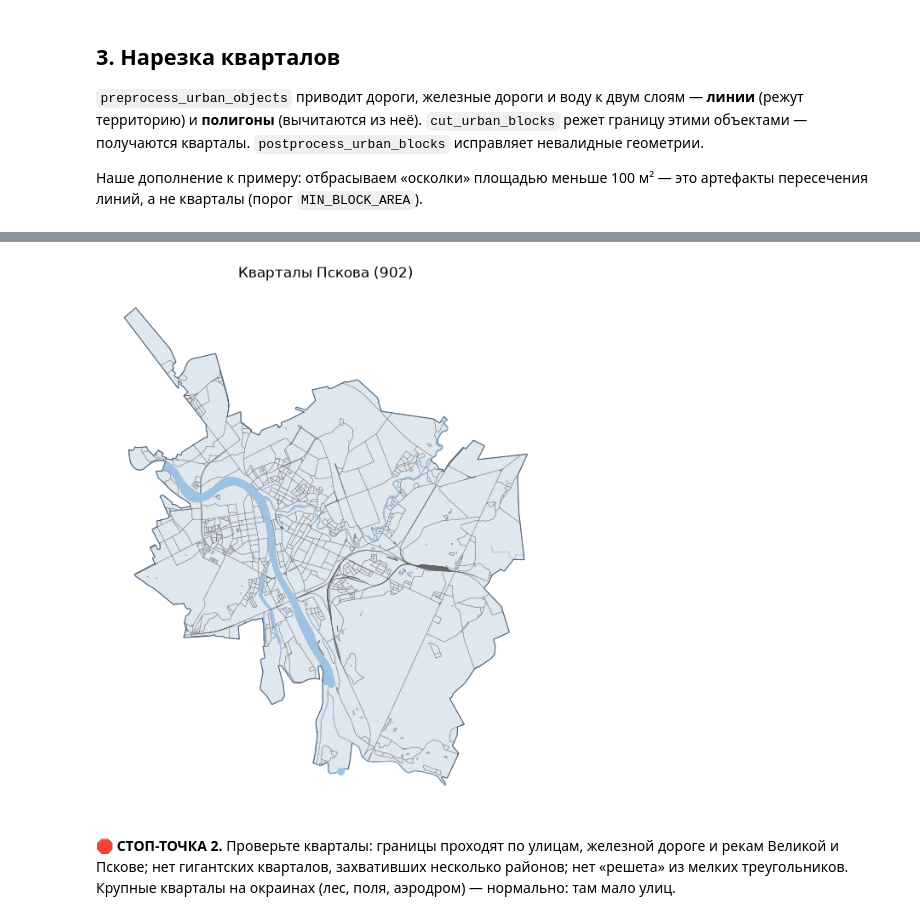
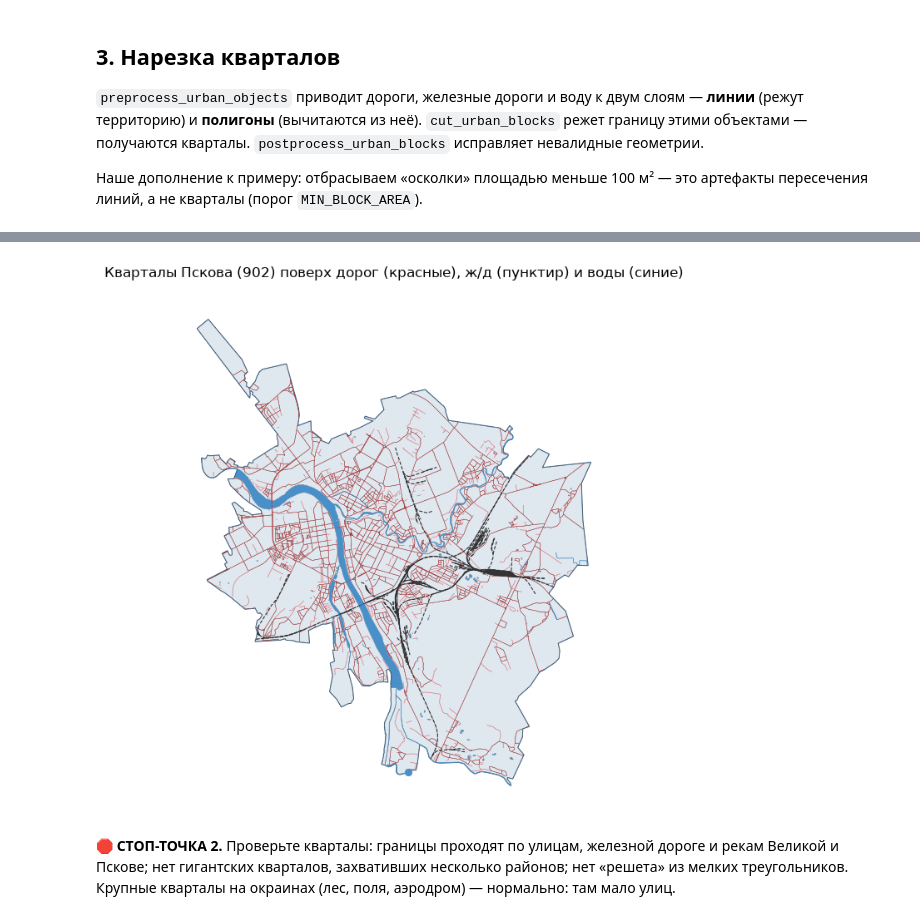
Before and after one commit to mfthesun/pskov-blocksnet, a Jupyter notebook: notebooks/pskov_blocksnet.ipynb, the cells around one changed output, grey strips where cells are left out. Cells and saved outputs as stored; diff of their text form; code cells hidden in the pictures.

Commit message:
План, запросы и перезапуск в ноутбуке; дата данных OSM; кварталы поверх дорог; выводы и группы Spacematrix на странице

```diff
--- a/notebooks/pskov_blocksnet.ipynb
+++ b/notebooks/pskov_blocksnet.ipynb
@@ -171,11 +194,13 @@ print(f"Площадь кварталов: {blocks.area.sum() / 1e4:,.1f} га;
 # %%
 fig, ax = plt.subplots(figsize=(8, 8))
 boundary.plot(ax=ax, color="none", edgecolor="#1f4e79", linewidth=1.2)
 blocks.plot(ax=ax, color="#dfe7ef", edgecolor="#555", linewidth=0.25)
-water.clip(boundary).plot(ax=ax, color="#9cc3e6", linewidth=0.6)
-ax.set_title(f"Кварталы Пскова ({len(blocks)})"); ax.set_axis_off()
+roads.clip(boundary).plot(ax=ax, color="#d62728", linewidth=0.35, alpha=0.8)
+railways.clip(boundary).plot(ax=ax, color="#333", linewidth=0.8, linestyle="--")
+water.clip(boundary).plot(ax=ax, color="#4a90c8", linewidth=0.6)
+ax.set_title(f"Кварталы Пскова ({len(blocks)}) поверх дорог (красные), ж/д (пунктир) и воды (синие)"); ax.set_axis_off()
 # %% [output]
-[figure, old version]
+[figure, new version]
 # %% [markdown]
 🛑 **СТОП-ТОЧКА 2.** Проверьте кварталы: границы проходят по улицам, железной дороге и рекам Великой и Пскове;
 нет гигантских кварталов, захвативших несколько районов; нет «решета» из мелких треугольников.
```
Also changed, not shown: parts of 11 cells of this notebook, 10 other files.
